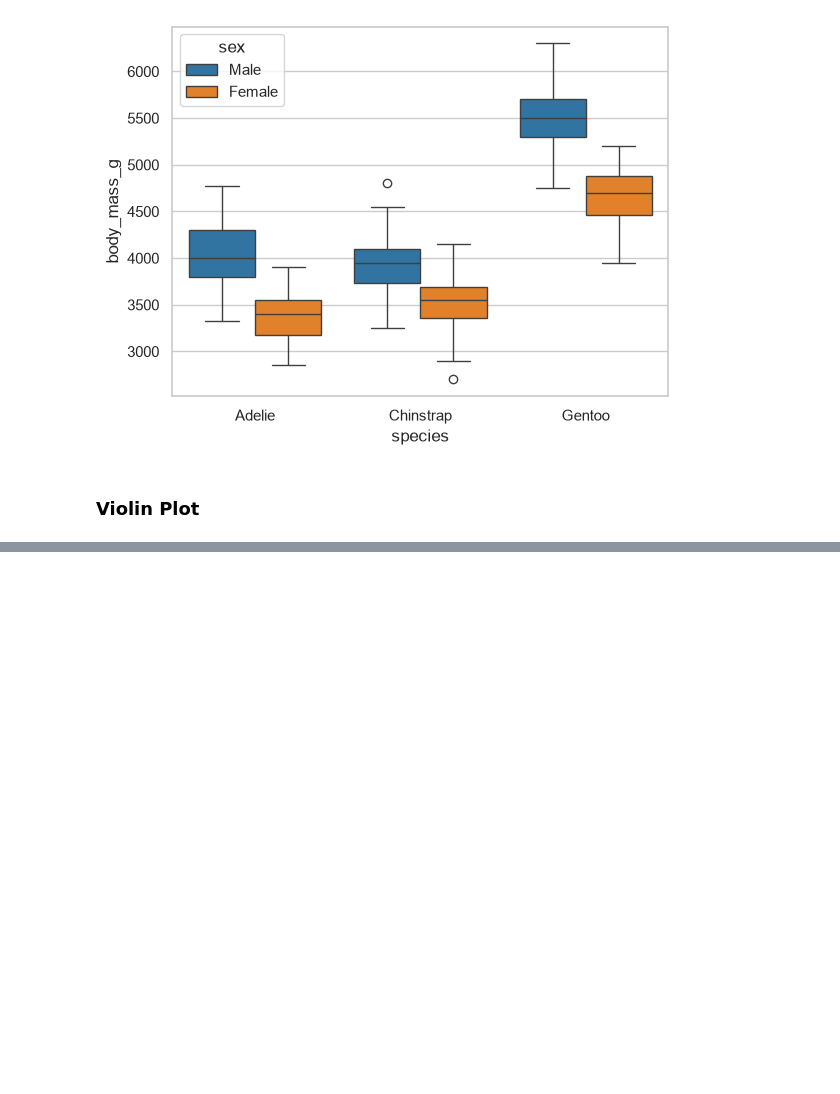
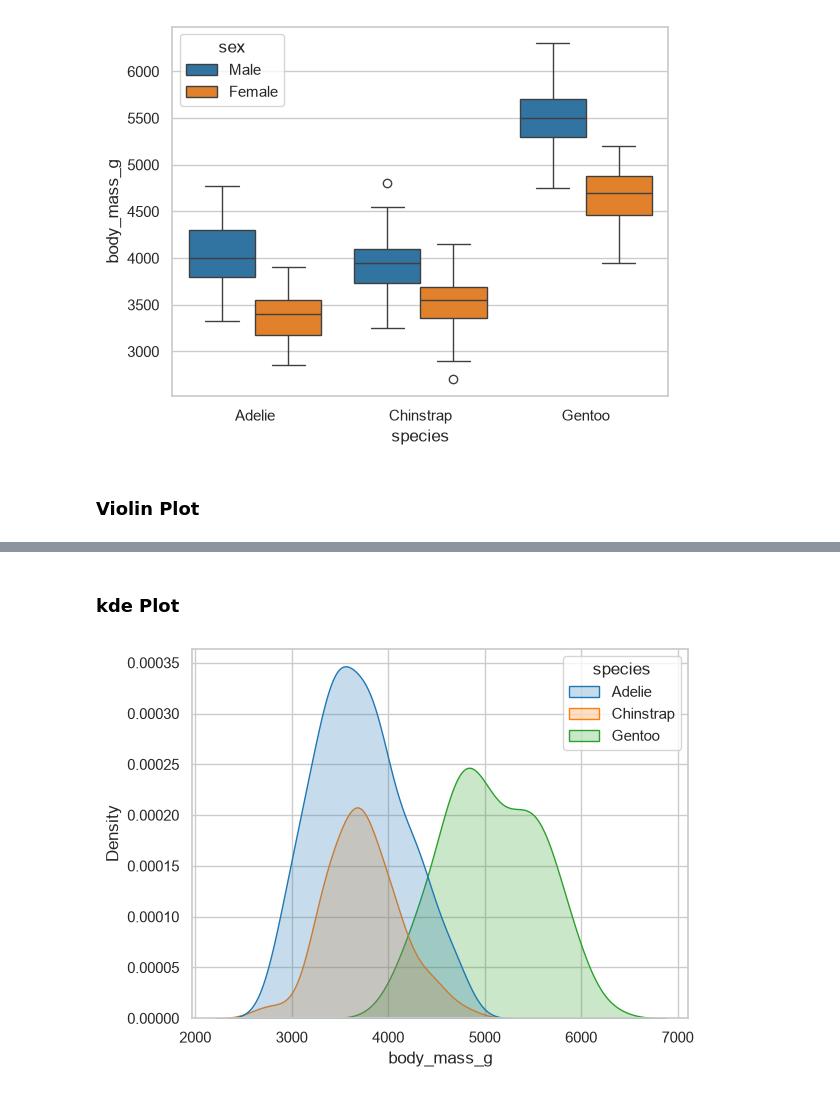
Before and after one commit to TasbihMohammed/Data-Visualization-Practice, a Jupyter notebook: Seaborn/Seaborn_Tutorial_Practice.ipynb, the cells around one changed output, grey strips where cells are left out. Drawn from its saved outputs; the diff is of its cells as text; code cells hidden in the pictures; blank space fills up the shorter version.

```diff
--- a/Seaborn/Seaborn_Tutorial_Practice.ipynb
+++ b/Seaborn/Seaborn_Tutorial_Practice.ipynb
@@ -140,0 +155,7 @@ plt.show()
+# %% [markdown]
+### **kde Plot**
+# %%
+sns.kdeplot(data=penguins, x='body_mass_g', hue='species', fill=True)
+plt.show()
+# %% [output]
+[figure, added]
```
Also changed, not shown: parts of 10 cells of this notebook.
